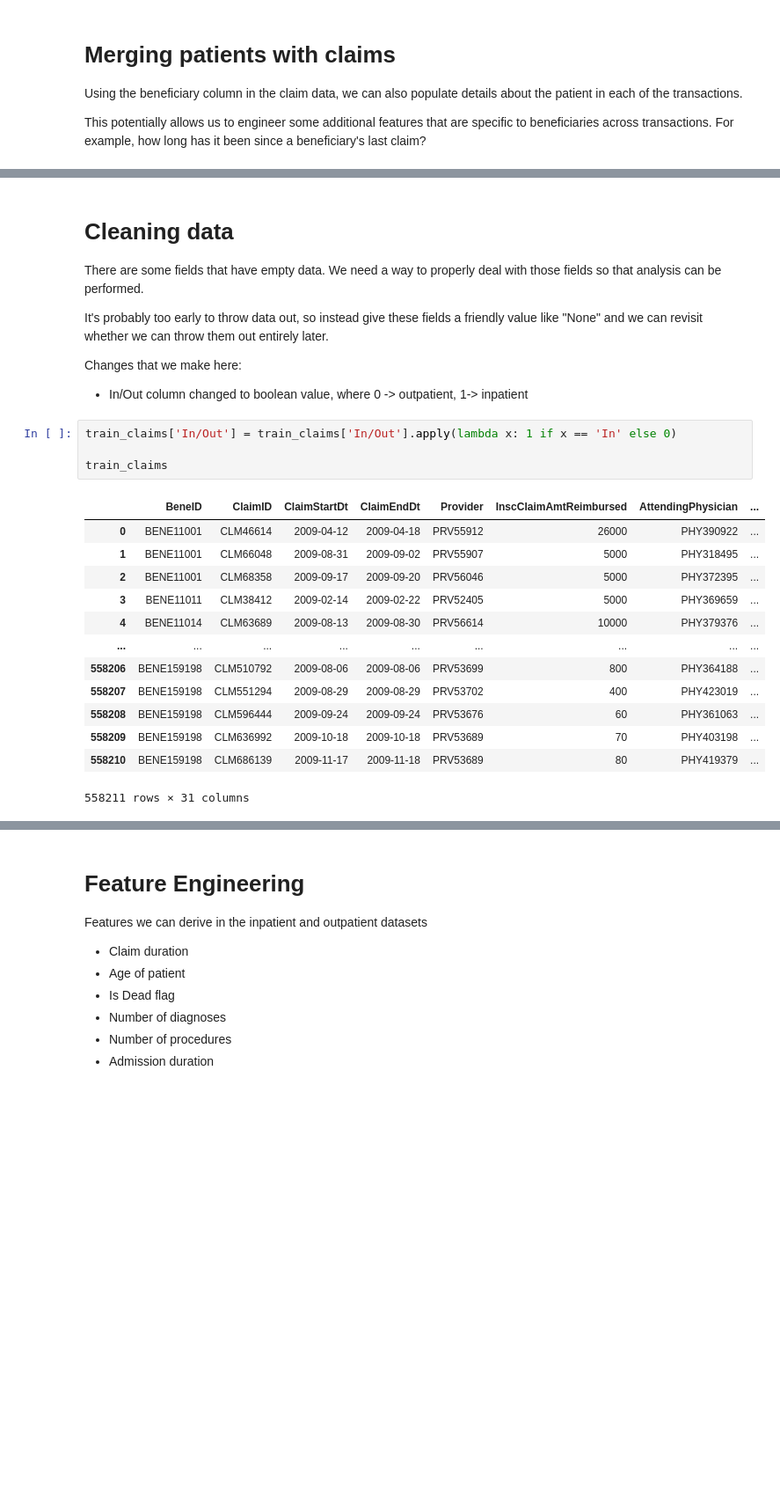
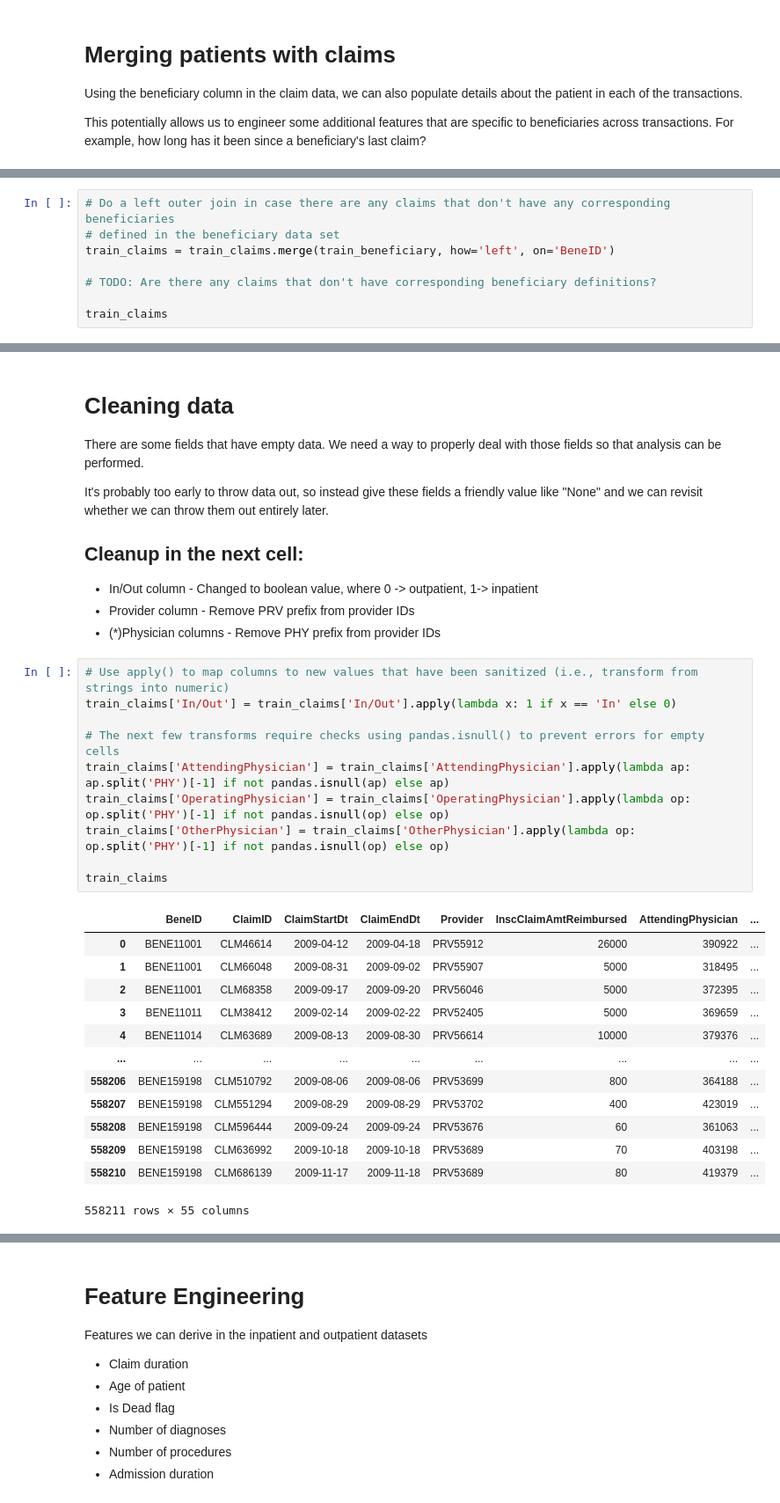
Before and after one commit to supernaut11/data602-final-project, a Jupyter notebook: src/model_fraud_mdehn.ipynb, the cells around one changed output, grey strips where cells are left out. Shown at 88% size. Drawn from its saved outputs; the diff is of its cells as text; blank space fills up the shorter version.

Commit message:
data prep for decision tree, added concepts from other notebooks

```diff
--- a/src/model_fraud_mdehn.ipynb
+++ b/src/model_fraud_mdehn.ipynb
@@ -83,0 +82,8 @@ This potentially allows us to engineer some additional features that are specifi
+# %%
+# Do a left outer join in case there are any claims that don't have any corresponding beneficiaries
+# defined in the beneficiary data set
+train_claims = train_claims.merge(train_beneficiary, how='left', on='BeneID')
+
+# TODO: Are there any claims that don't have corresponding beneficiary definitions?
+
+train_claims
@@ -88,23 +108,31 @@ There are some fields that have empty data. We need a way to properly deal with
 
 It's probably too early to throw data out, so instead give these fields a friendly value like "None" and we can revisit whether we can throw them out entirely later.
 
-Changes that we make here:
-- In/Out column changed to boolean value, where 0 -> outpatient, 1-> inpatient
+## Cleanup in the next cell:
+- In/Out column - Changed to boolean value, where 0 -> outpatient, 1-> inpatient
+- Provider column - Remove PRV prefix from provider IDs
+- (*)Physician columns - Remove PHY prefix from provider IDs
-# %%
-train_claims['In/Out'] = train_claims['In/Out'].apply(lambda x: 1 if x == 'In' else 0)
-
-train_claims
-# %% [output]
-|  | BeneID | ClaimID | ClaimStartDt | ClaimEndDt | Provider | InscClaimAmtReimbursed | AttendingPhysician | ... |
-| 0 | BENE11001 | CLM46614 | 2009-04-12 | 2009-04-18 | PRV55912 | 26000 | PHY390922 | ... |
-| 1 | BENE11001 | CLM66048 | 2009-08-31 | 2009-09-02 | PRV55907 | 5000 | PHY318495 | ... |
-| 2 | BENE11001 | CLM68358 | 2009-09-17 | 2009-09-20 | PRV56046 | 5000 | PHY372395 | ... |
-| 3 | BENE11011 | CLM38412 | 2009-02-14 | 2009-02-22 | PRV52405 | 5000 | PHY369659 | ... |
-| 4 | BENE11014 | CLM63689 | 2009-08-13 | 2009-08-30 | PRV56614 | 10000 | PHY379376 | ... |
-| ... | ... | ... | ... | ... | ... | ... | ... | ... |
-| 558206 | BENE159198 | CLM510792 | 2009-08-06 | 2009-08-06 | PRV53699 | 800 | PHY364188 | ... |
-| 558207 | BENE159198 | CLM551294 | 2009-08-29 | 2009-08-29 | PRV53702 | 400 | PHY423019 | ... |
-| 558208 | BENE159198 | CLM596444 | 2009-09-24 | 2009-09-24 | PRV53676 | 60 | PHY361063 | ... |
-| 558209 | BENE159198 | CLM636992 | 2009-10-18 | 2009-10-18 | PRV53689 | 70 | PHY403198 | ... |
-| 558210 | BENE159198 | CLM686139 | 2009-11-17 | 2009-11-18 | PRV53689 | 80 | PHY419379 | ... |
-558211 rows × 31 columns
+# %%
+# Use apply() to map columns to new values that have been sanitized (i.e., transform from strings into numeric)
+train_claims['In/Out'] = train_claims['In/Out'].apply(lambda x: 1 if x == 'In' else 0)
+
+# The next few transforms require checks using pandas.isnull() to prevent errors for empty cells
+train_claims['AttendingPhysician'] = train_claims['AttendingPhysician'].apply(lambda ap: ap.split('PHY')[-1] if not pandas.isnull(ap) else ap)
+train_claims['OperatingPhysician'] = train_claims['OperatingPhysician'].apply(lambda op: op.split('PHY')[-1] if not pandas.isnull(op) else op)
+train_claims['OtherPhysician'] = train_claims['OtherPhysician'].apply(lambda op: op.split('PHY')[-1] if not pandas.isnull(op) else op)
+
+train_claims
+# %% [output]
+|  | BeneID | ClaimID | ClaimStartDt | ClaimEndDt | Provider | InscClaimAmtReimbursed | AttendingPhysician | ... |
+| 0 | BENE11001 | CLM46614 | 2009-04-12 | 2009-04-18 | PRV55912 | 26000 | 390922 | ... |
+| 1 | BENE11001 | CLM66048 | 2009-08-31 | 2009-09-02 | PRV55907 | 5000 | 318495 | ... |
+| 2 | BENE11001 | CLM68358 | 2009-09-17 | 2009-09-20 | PRV56046 | 5000 | 372395 | ... |
+| 3 | BENE11011 | CLM38412 | 2009-02-14 | 2009-02-22 | PRV52405 | 5000 | 369659 | ... |
+| 4 | BENE11014 | CLM63689 | 2009-08-13 | 2009-08-30 | PRV56614 | 10000 | 379376 | ... |
+| ... | ... | ... | ... | ... | ... | ... | ... | ... |
+| 558206 | BENE159198 | CLM510792 | 2009-08-06 | 2009-08-06 | PRV53699 | 800 | 364188 | ... |
+| 558207 | BENE159198 | CLM551294 | 2009-08-29 | 2009-08-29 | PRV53702 | 400 | 423019 | ... |
+| 558208 | BENE159198 | CLM596444 | 2009-09-24 | 2009-09-24 | PRV53676 | 60 | 361063 | ... |
+| 558209 | BENE159198 | CLM636992 | 2009-10-18 | 2009-10-18 | PRV53689 | 70 | 403198 | ... |
+| 558210 | BENE159198 | CLM686139 | 2009-11-17 | 2009-11-18 | PRV53689 | 80 | 419379 | ... |
+558211 rows × 55 columns
```
Also changed, not shown: parts of 6 cells of this notebook.
